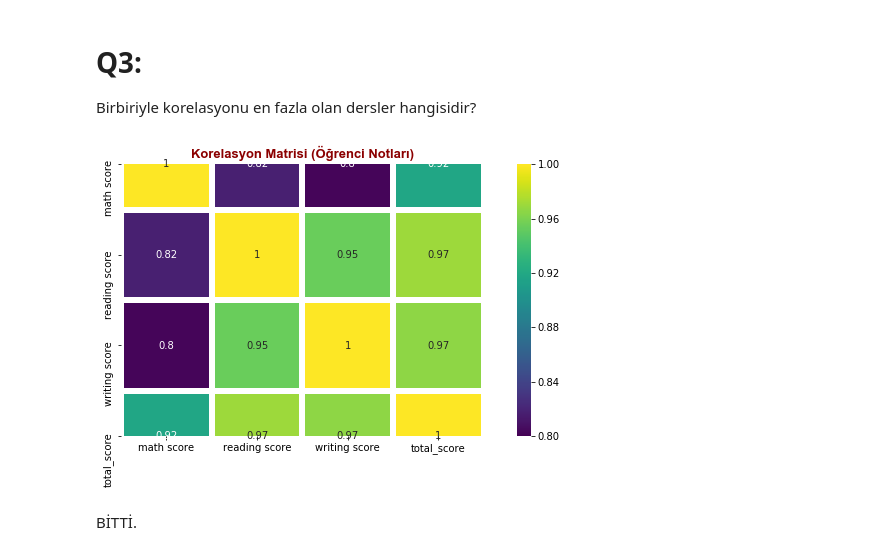
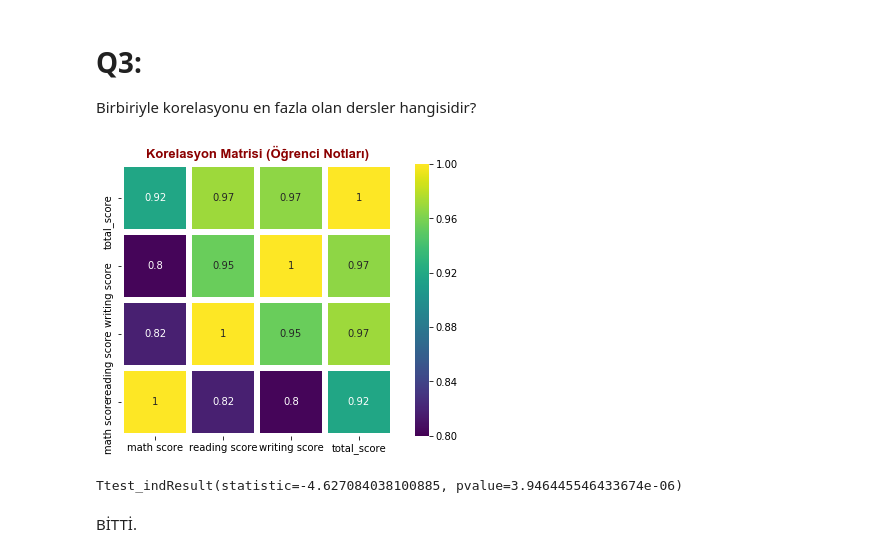
Before and after one commit to mehmetfatihdata/BOOTCAMP_1, a Jupyter notebook: WORK_20_EDA2.ipynb, the cells around one changed output. Cells and saved outputs as stored; diff of their text form; code cells hidden in the pictures.

```diff
--- a/WORK_20_EDA2.ipynb
+++ b/WORK_20_EDA2.ipynb
@@ -73,12 +74,17 @@ Birbiriyle korelasyonu en fazla olan dersler hangisidir?
 # %%
 korelasyon=students.corr()
 # %%
-plt.figure(figsize=(12,5))
+plt.figure(figsize=(8,5))
 
 sns.heatmap(korelasyon, square=True, annot=True, linewidths=5, vmin=0.8, vmax=1, cmap='viridis')
 plt.title("Korelasyon Matrisi (Öğrenci Notları)", fontdict=baslik_font)
+plt.ylim(0,len(korelasyon))
 plt.show()
 # %% [output]
-[figure, old version]
+[figure, new version]
+# %%
+ttest_ind(students["math score"], students["reading score"])
+# %% [output]
+Ttest_indResult(statistic=-4.627084038100885, pvalue=3.946445546433674e-06)
 # %% [markdown]
 BİTTİ.
```
Also changed, not shown: parts of 1 cell of this notebook.
